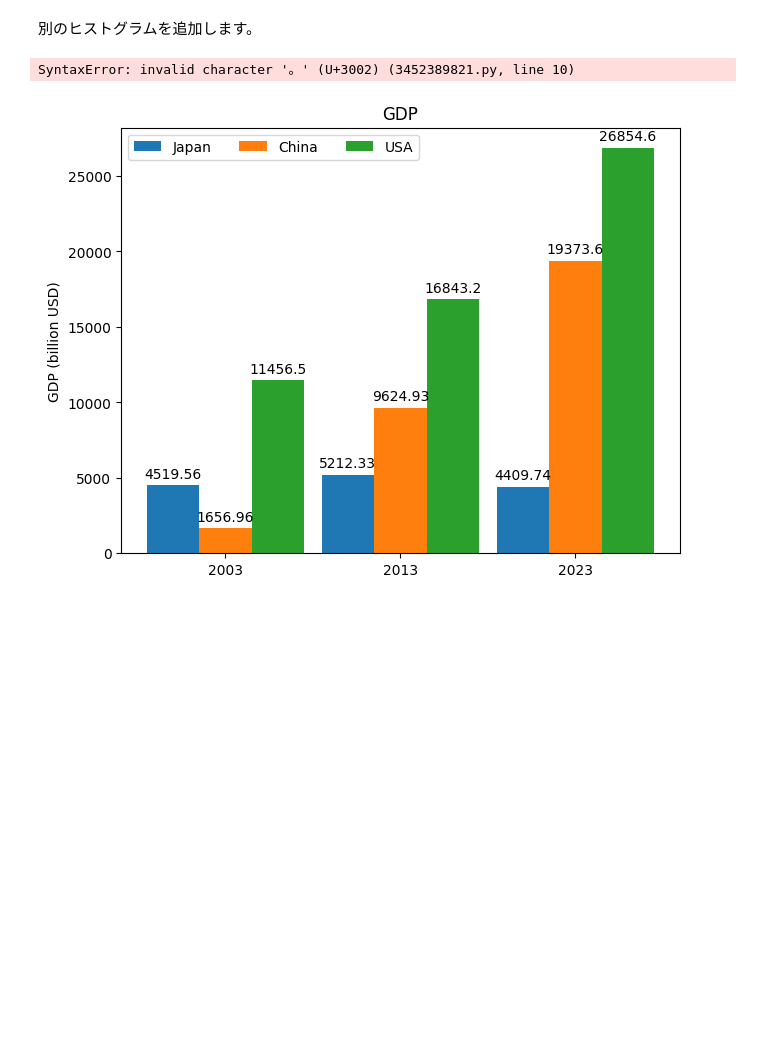
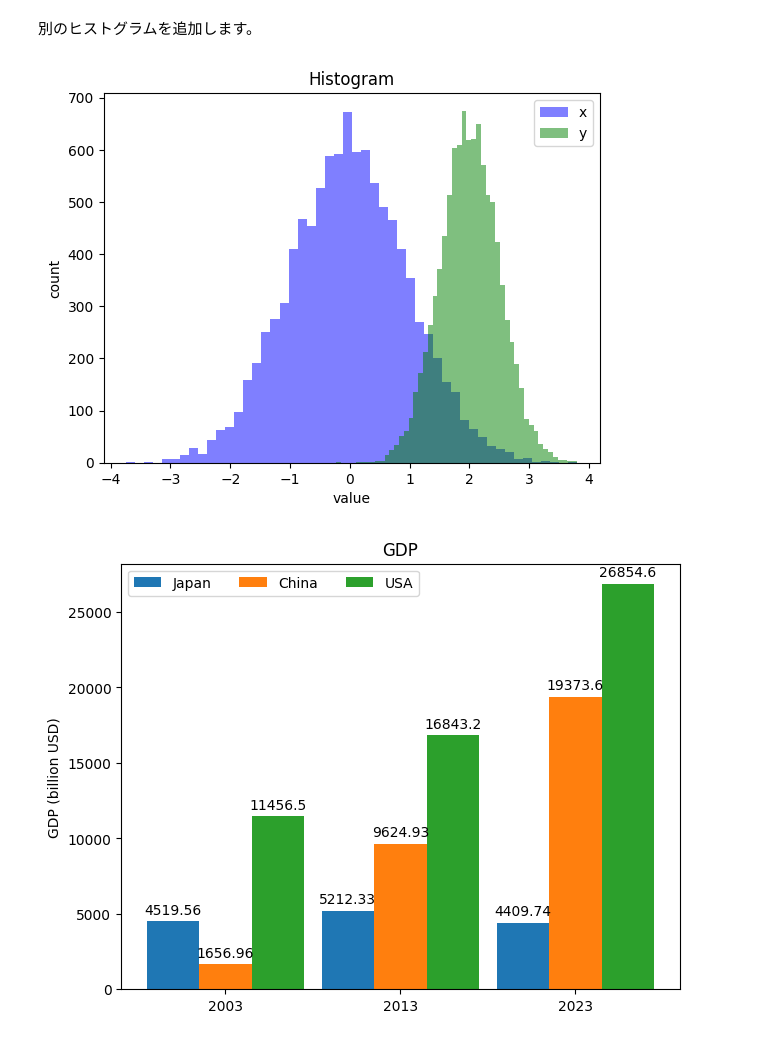
Before and after one commit to kkensuke/myjb-ja, a Jupyter notebook: _sources/pages/python/matplotlib.ipynb, the cells around one changed output. Cells and saved outputs as stored; diff of their text form; code cells hidden in the pictures; blank space fills up the shorter version.

```diff
--- a/_sources/pages/python/matplotlib.ipynb
+++ b/_sources/pages/python/matplotlib.ipynb
@@ -170,31 +170,29 @@ plt.show()
 # %%
 np.random.seed(0)
 
 # 平均0、標準偏差 1 の正規分布から 10000 個の乱数を生成します。
 x = np.random.normal(0, 1, 10000)
 # 平均2、標準偏差 0.5 の正規分布から 10000 個の乱数を生成します。
 y = np.random.normal(2, 0.5, 10000)
 
-# 50
-
-のビンでヒストグラムをプロットします。
+# 50 のビンでヒストグラムをプロットします。
 # `alpha` は棒の透明度です。複数のヒストグラムを比較するために使用されます。
 plt.hist(x, bins=50, color='blue', alpha=0.5, label='x')
 plt.hist(y, bins=50, color='green', alpha=0.5, label='y')
 
 # 凡例を表示します。これは `hist()` 関数で定義された `label` を使用します。
 plt.legend()
 
 # 軸にラベルを追加
 plt.xlabel('value')
 plt.ylabel('count')
 
 # タイトルを追加
 plt.title('Histogram')
 
 plt.show()
 # %% [output]
-SyntaxError: invalid character '。' (U+3002) (3452389821.py, line 10)
+[figure, added]
 # %%
 import matplotlib.pyplot as plt
 import numpy as np
```
Also changed, not shown: 8 other files.
